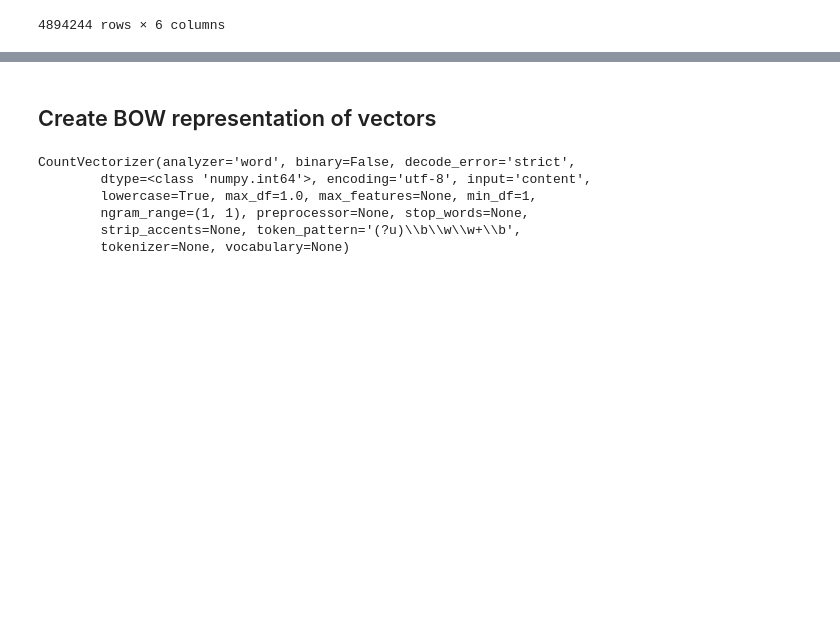
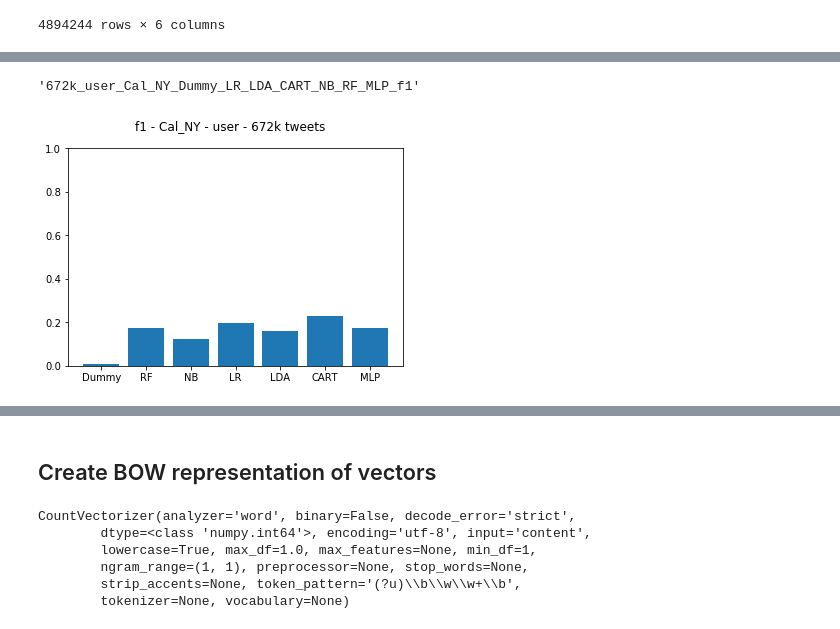
Before and after one commit to DrosoNeuro/Semester_Project, a Jupyter notebook: Analysis_ProcessedTweets/Analysis_ProcessedTweets.ipynb, the cells around one changed output, grey strips where cells are left out. Saved outputs shown, nothing was run; the diff lists cells and outputs as text; code cells hidden in the pictures; blank space fills up the shorter version.

Commit message:
updated clustering & classification model

```diff
--- a/Analysis_ProcessedTweets/Analysis_ProcessedTweets.ipynb
+++ b/Analysis_ProcessedTweets/Analysis_ProcessedTweets.ipynb
@@ -360,0 +655,2 @@ with open(filename,'w') as outfile:
+# %%
+Y = y_start.loc[0:2000000]
@@ -360,0 +849,5 @@ with open(filename,'w') as outfile:
+# %%
+#define paths
+path = "model_output/"
+data_path = "model_output/data/"
+fig_path = "model_output/figs/"
@@ -360,0 +890,7 @@ with open(filename,'w') as outfile:
+# %%
+model_names = '_'.join(np.array(models)[:,0])
+scoring = "f1"
+data_set_size = "672k"
+classes = "States"
+unit = "user"
+file_name = '_'.join([data_set_size,unit,classes,model_names,scoring])
@@ -360,0 +927,25 @@ with open(filename,'w') as outfile:
+# %%
+def figure_plotter(to_open):
+    results = pd.read_csv(to_open, sep=" ", header=None, engine = "python")
+    fig = plt.figure()
+    fig.suptitle(scoring+" - "+classes+" - "+unit+" - "+data_set_size+" tweets")
+    ax = fig.add_subplot(111)
+    nr_bars = len(results)
+    plt.bar(range(0,nr_bars),results.loc[:,1])
+    ax.set_ylim(0,0.2)
+    names = [i for i in results.loc[:,0]]
+    names = ["test"]+names
+    ax.set_xticklabels(names)
+    #plt.show()
+    axes = plt.gca()
+    axes.set_ylim([0,1])
+    plt.savefig(fig_path+file_name+".pdf")
+# %%
+file_name
+# %% [output]
+'672k_user_Cal_NY_Dummy_LR_LDA_CART_NB_RF_MLP_f1'
+# %%
+to_open = data_path+file_name+".txt"
+figure_plotter(to_open)
+# %% [output]
+[figure, added]
```
Also changed, not shown: parts of 139 cells of this notebook, 12 other files.
